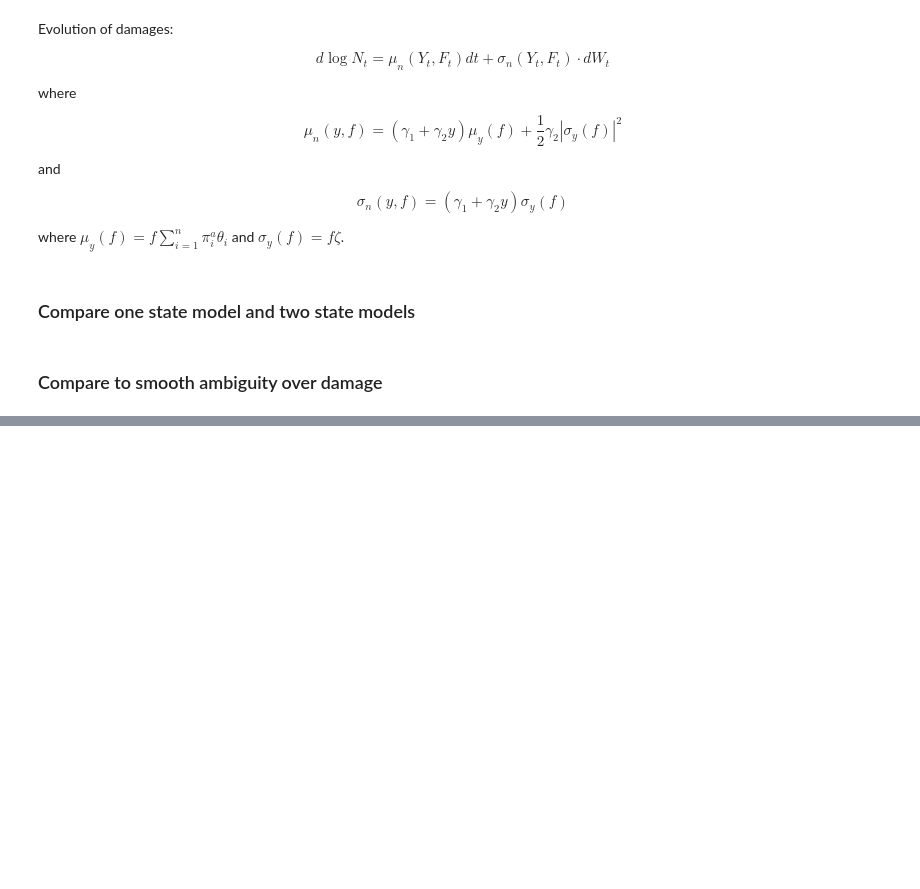
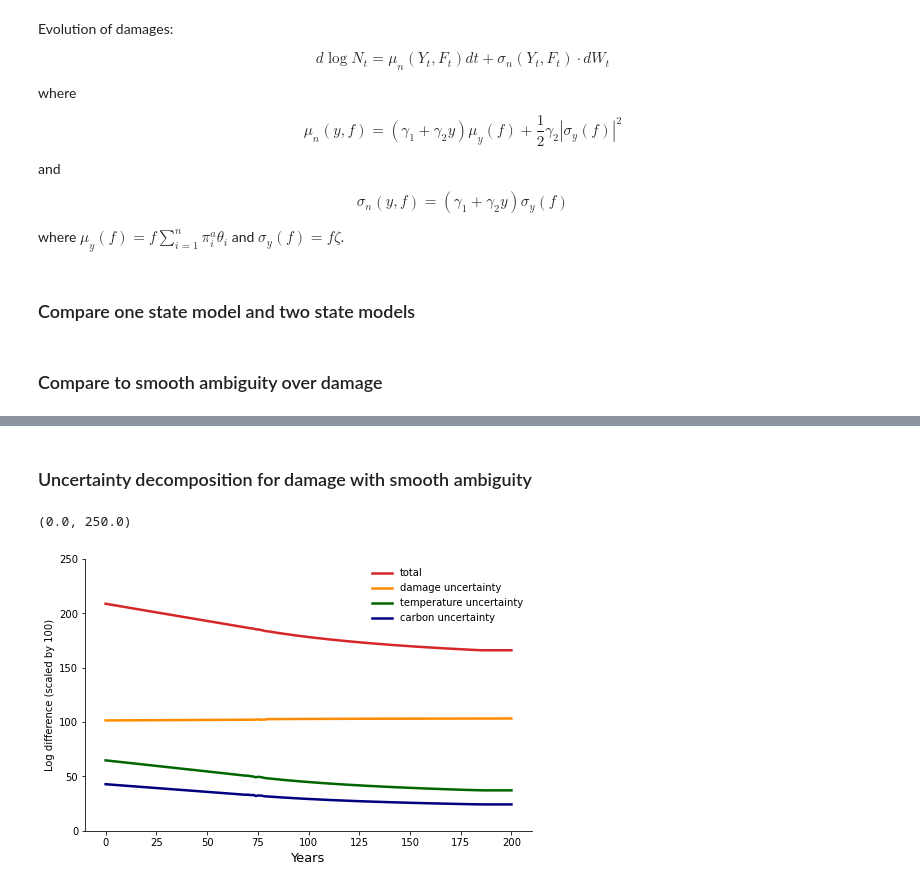
Before and after one commit to lphansen/ClimateUncertaintySpillover, a Jupyter notebook: notebook/plots_standardized_corrected.ipynb, the cells around one changed output, grey strips where cells are left out. Drawn from its saved outputs; the diff is of its cells as text; code cells hidden in the pictures; blank space fills up the shorter version.

Commit message:
added decomposition at constant emission

```diff
--- a/notebook/plots_standardized_corrected.ipynb
+++ b/notebook/plots_standardized_corrected.ipynb
@@ -785,0 +755,38 @@ Text(0.5, 0, 'Years')
+# %% [markdown]
+### Uncertainty decomposition for damage with smooth ambiguity
+# %%
+y_grid_temp = np.arange(0., 4., .02)
+
+ME_new_baseline = np.load('ME_baseline_damage_ambiguity.npy')
+ME_new_damage = np.load('ME_damage_damage_ambiguity.npy')
+ME_new_temp = np.load('ME_temp_damage_ambiguity.npy')
+ME_new_carb = np.load('ME_carb_damage_ambiguity.npy')
+ME_new_damage_temp = np.load('ME_damage_temp_damage_ambiguity.npy')
+ME_new_damage_carb = np.load('ME_damage_carb_damage_ambiguity.npy')
+ME_new_temp_carb = np.load('ME_temp_carb_damage_ambiguity.npy')
+ME_new_total = np.load('ME_damage_ambiguity.npy')
+
+plt.figure(figsize=(8, 5))
+
+_, _, total_new_t = simulation_me(y_grid_temp, emission_grid_damage_ambiguity,
+                                      np.log(ME_new_total/ME_new_baseline)*(100), θ=np.mean(θ), y_start=np.mean(θ)*290, T=200)
+_, _, temp_new_t = simulation_me(y_grid_temp, emission_grid_damage_ambiguity,
+                                      np.log(ME_new_temp/ME_new_baseline)*(100), θ=np.mean(θ), y_start=np.mean(θ)*290, T=200)
+_, _, carb_new_t = simulation_me(y_grid_temp, emission_grid_damage_ambiguity,
+                                      np.log(ME_new_carb/ME_new_baseline)*(100), θ=np.mean(θ), y_start=np.mean(θ)*290, T=200)
+_, _, damage_new_t = simulation_me(y_grid_temp, emission_grid_damage_ambiguity,
+                                      np.log(ME_new_damage/ME_new_baseline)*(100), θ=np.mean(θ), y_start=np.mean(θ)*290, T=200)
+
+plt.plot(total_new_t, label='total', color='tab:red', linewidth=2.5)
+plt.plot(damage_new_t, label='damage uncertainty', color='darkorange', linewidth=2.5)
+plt.plot(temp_new_t, label='temperature uncertainty', color='darkgreen', linewidth=2.5)
+plt.plot(carb_new_t, label='carbon uncertainty', color='navy', linewidth=2.5)
+plt.xlabel('Years', fontsize=13)
+
+plt.ylabel(r'Log difference (scaled by 100)')
+plt.legend(frameon=False, loc='upper right')
+plt.ylim(0, 250)
+# plt.savefig('../plots/standardized/uncertainty_one_partition.pdf')
+# %% [output]
+(0.0, 250.0)
+[figure, added]
```
Also changed, not shown: parts of 13 cells of this notebook, 23 other files.
